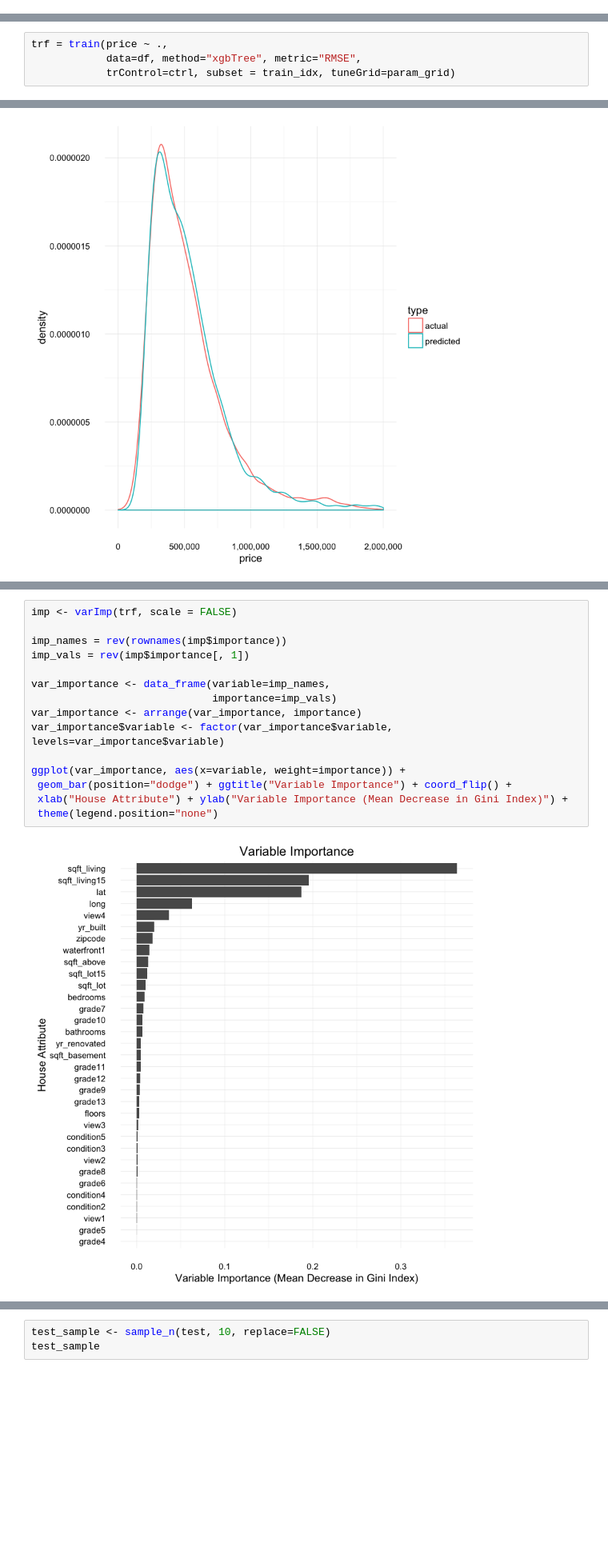
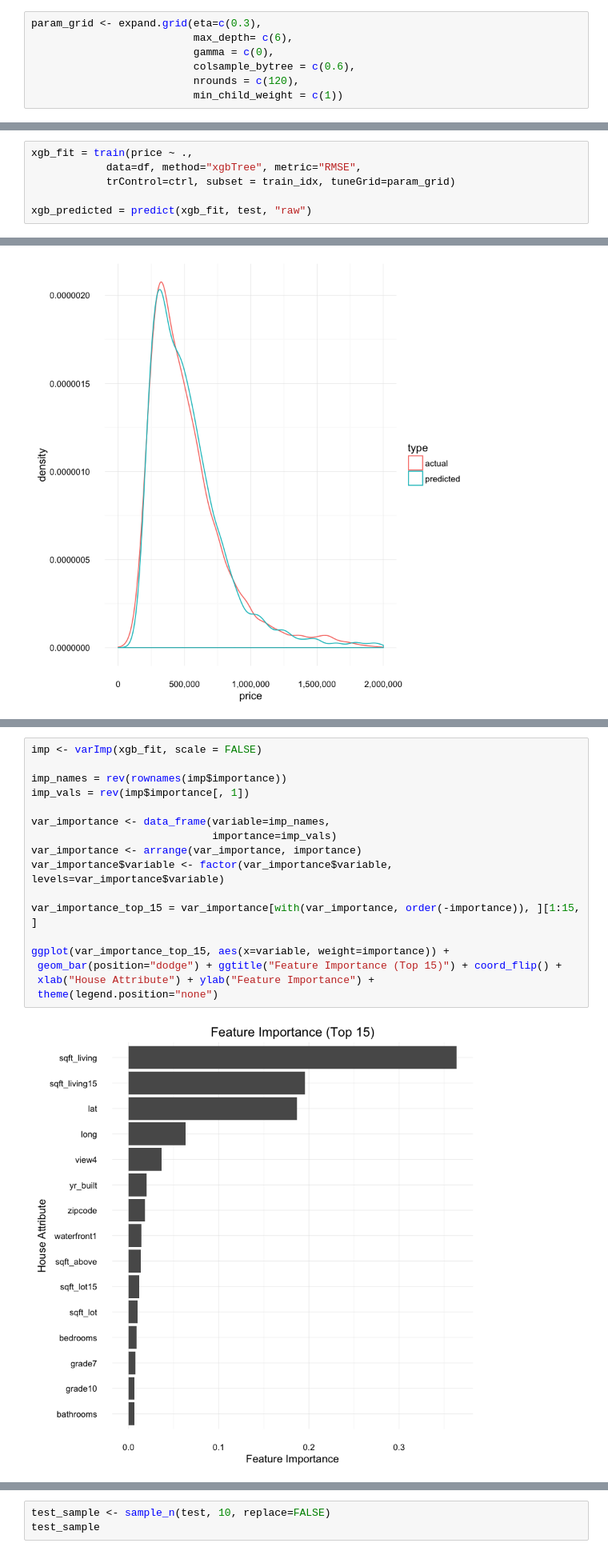
Before and after one commit to andybala/curiousily.github.com, a Jupyter notebook: _data/notebooks/2.predicting_house_prices.ipynb, the cells around one changed output, grey strips where cells are left out. Shown at 80% size. Drawn from its saved outputs; the diff is of its cells as text; blank space fills up the shorter version.

```diff
--- a/_data/notebooks/2.predicting_house_prices.ipynb
+++ b/_data/notebooks/2.predicting_house_prices.ipynb
@@ -184,0 +229,7 @@ param_grid <- expand.grid(eta=c(0.3),
+# %%
+param_grid <- expand.grid(eta=c(0.3),
+                          max_depth= c(6),
+                          gamma = c(0),
+                          colsample_bytree = c(0.6),
+                          nrounds = c(120),
+                          min_child_weight = c(1))
@@ -185,4 +238,6 @@ param_grid <- expand.grid(eta=c(0.3),
 # %%
-trf = train(price ~ .,
+xgb_fit = train(price ~ .,
             data=df, method="xgbTree", metric="RMSE",
             trControl=ctrl, subset = train_idx, tuneGrid=param_grid)
+
+xgb_predicted = predict(xgb_fit, test, "raw")
@@ -219,17 +280,19 @@ ggplot(res, aes(x=price, colour=type)) +
 # %%
-imp <- varImp(trf, scale = FALSE)
+imp <- varImp(xgb_fit, scale = FALSE)
 
 imp_names = rev(rownames(imp$importance))
 imp_vals = rev(imp$importance[, 1])
 
 var_importance <- data_frame(variable=imp_names,
                              importance=imp_vals)
 var_importance <- arrange(var_importance, importance)
 var_importance$variable <- factor(var_importance$variable, levels=var_importance$variable)
 
-ggplot(var_importance, aes(x=variable, weight=importance)) +
- geom_bar(position="dodge") + ggtitle("Variable Importance") + coord_flip() +
- xlab("House Attribute") + ylab("Variable Importance (Mean Decrease in Gini Index)") +
+var_importance_top_15 = var_importance[with(var_importance, order(-importance)), ][1:15, ]
+
+ggplot(var_importance_top_15, aes(x=variable, weight=importance)) +
+ geom_bar(position="dodge") + ggtitle("Feature Importance (Top 15)") + coord_flip() +
+ xlab("House Attribute") + ylab("Feature Importance") +
  theme(legend.position="none")
 # %% [output]
-[figure, old version]
+[figure, new version]
```
Also changed, not shown: parts of 53 cells of this notebook, 15 other files.
